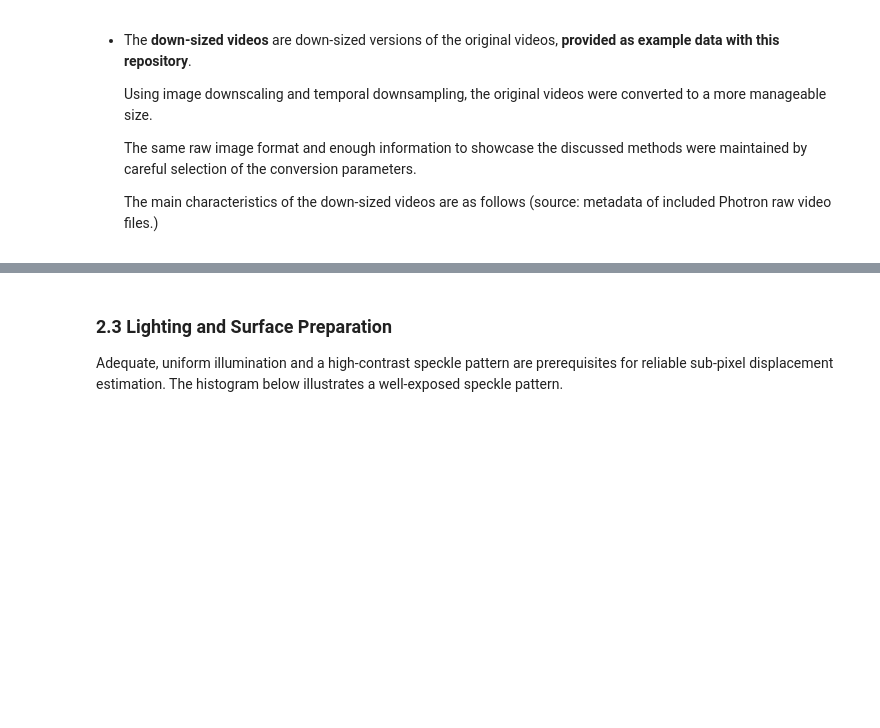
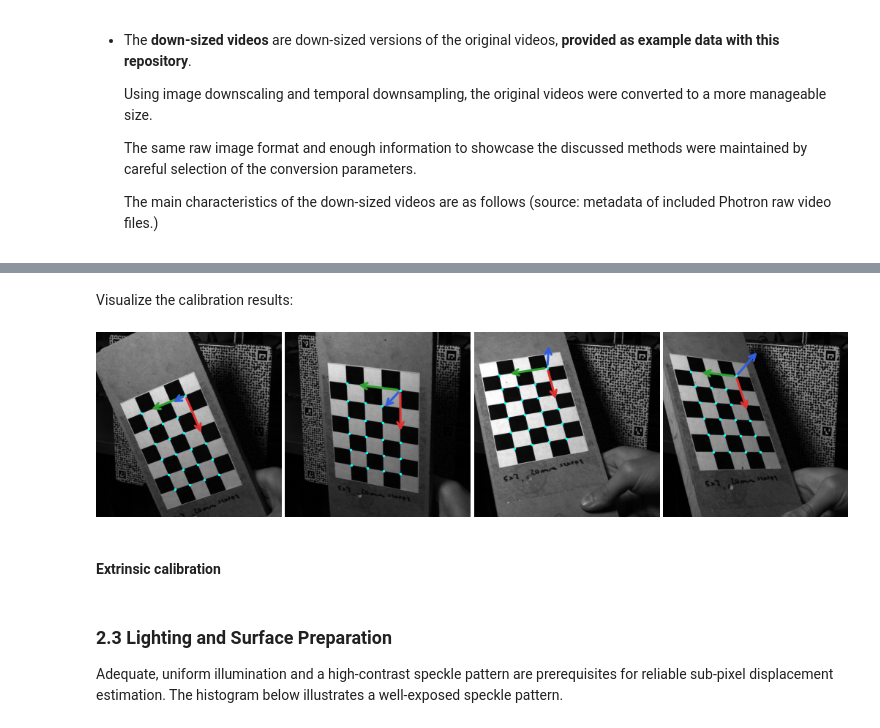
Before and after one commit to ladisk/mssp-image-tutorial, a Jupyter notebook: image_based_dynamics_tutorial.ipynb, the cells around one changed output, grey strips where cells are left out. Cells and saved outputs as stored; diff of their text form; code cells hidden in the pictures; blank space fills up the shorter version.

```diff
--- a/image_based_dynamics_tutorial.ipynb
+++ b/image_based_dynamics_tutorial.ipynb
@@ -107,3 +130,12 @@ reprojection error.
+# %% [markdown]
+Visualize the calibration results:
+# %%
+fig, ax = calibration.plot_calibration_images(K, calibration_parameters, 4, show_axes=True)
+# plt.savefig(os.path.join('output', 'figures', 'fig_3_calibration_images_zhang.png'))
+# %% [output]
+[figure, added]
+# %% [markdown]
+#### Extrinsic calibration
 # %% [markdown]
 ### 2.3  Lighting and Surface Preparation
 
```
Also changed, not shown: parts of 29 cells of this notebook, 35 other files.
